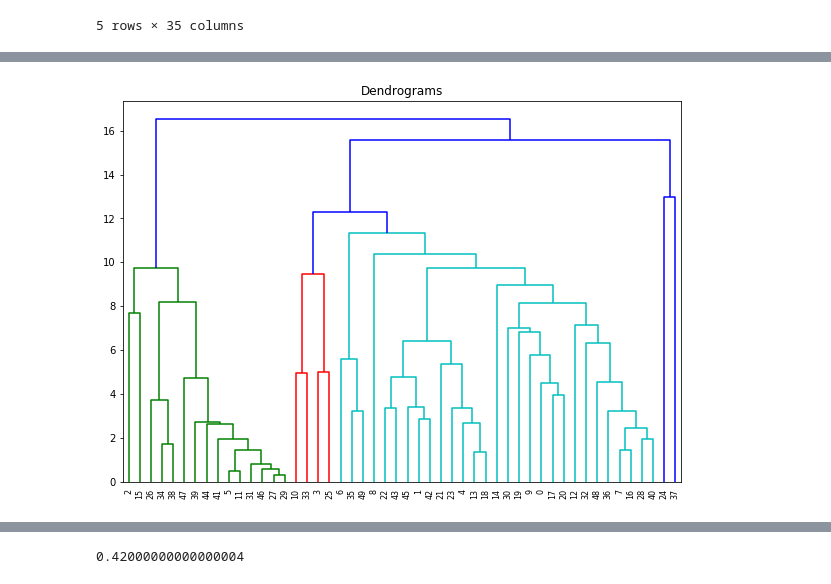
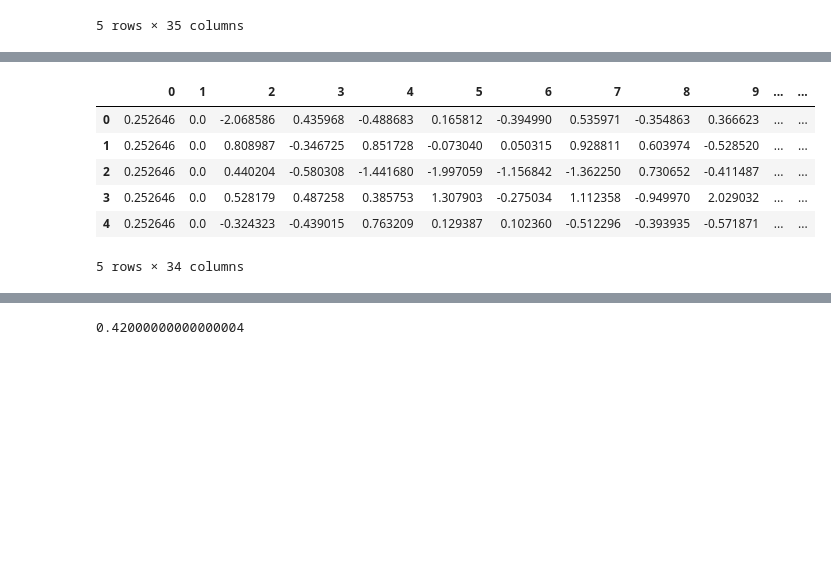
Before and after one commit to Joshua-Elms/CSCI-B365, a Jupyter notebook: HW5/HW5.ipynb, the cells around one changed output, grey strips where cells are left out. Drawn from its saved outputs; the diff is of its cells as text; code cells hidden in the pictures; blank space fills up the shorter version.

```diff
--- a/HW5/HW5.ipynb
+++ b/HW5/HW5.ipynb
@@ -9,6 +9,6 @@ import matplotlib.pyplot as plt
 # %%
 #import data
-data = pd.read_csv(r'C:\Users\USER\Downloads\ionosphere.data', sep=",", header=None)
+data = pd.read_csv('ionosphere.data', header=None)
 data.head()
 # %% [output]
 |  | 0 | 1 | 2 | 3 | 4 | 5 | 6 | 7 | 8 | 9 | ... | ... |
@@ -100,10 +108,19 @@ ion50_dummies = pd.get_dummies(ion50_labels)
 # %%
 # performing feature scaling - preprocessing
 from sklearn.preprocessing import StandardScaler
 sc = StandardScaler()
 
 ion50_scaled = sc.fit_transform(ion50_features)
 ion50_scaled = pd.DataFrame(ion50_scaled)
+ion50_scaled.head()
+# %% [output]
+|  | 0 | 1 | 2 | 3 | 4 | 5 | 6 | 7 | 8 | 9 | ... | ... |
+| 0 | 0.252646 | 0.0 | -2.068586 | 0.435968 | -0.488683 | 0.165812 | -0.394990 | 0.535971 | -0.354863 | 0.366623 | ... | ... |
+| 1 | 0.252646 | 0.0 | 0.808987 | -0.346725 | 0.851728 | -0.073040 | 0.050315 | 0.928811 | 0.603974 | -0.528520 | ... | ... |
+| 2 | 0.252646 | 0.0 | 0.440204 | -0.580308 | -1.441680 | -1.997059 | -1.156842 | -1.362250 | 0.730652 | -0.411487 | ... | ... |
+| 3 | 0.252646 | 0.0 | 0.528179 | 0.487258 | 0.385753 | 1.307903 | -0.275034 | 1.112358 | -0.949970 | 2.029032 | ... | ... |
+| 4 | 0.252646 | 0.0 | -0.324323 | -0.439015 | 0.763209 | 0.129387 | 0.102360 | -0.512296 | -0.393935 | -0.571871 | ... | ... |
+5 rows × 34 columns
 # %%
 # Question 1
 #plotting the dendogram to identify the clusters
@@ -111,8 +128,6 @@ import scipy.cluster.hierarchy as shc
 plt.figure(figsize=(10, 7))
 plt.title("Dendrograms")
 dend = shc.dendrogram(shc.linkage(ion50_scaled, method='complete', metric='euclidean'))
-# %% [output]
-[figure, removed]
 # %%
 plt.figure(figsize=(10, 7))
 plt.title("Dendrograms")
```
Also changed, not shown: parts of 4 cells of this notebook.
